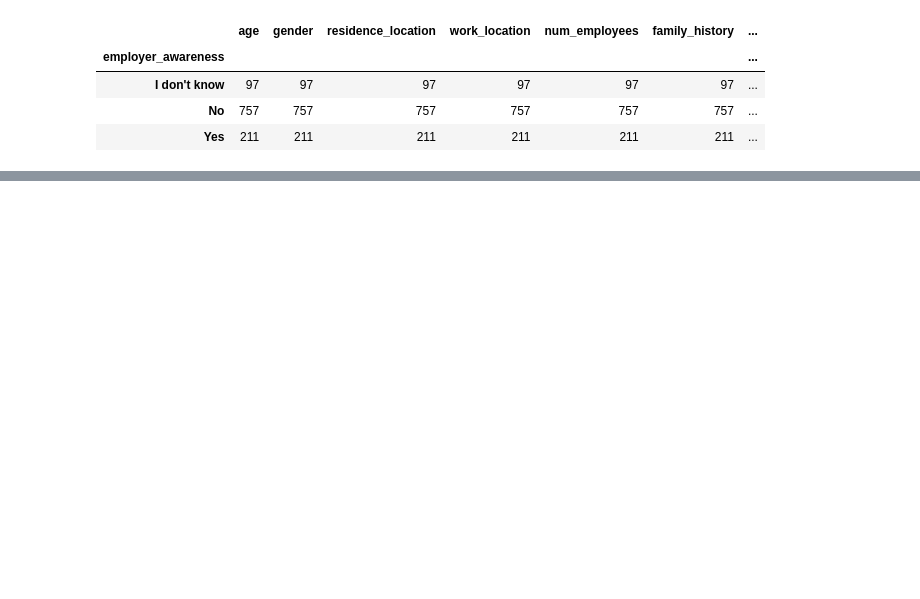
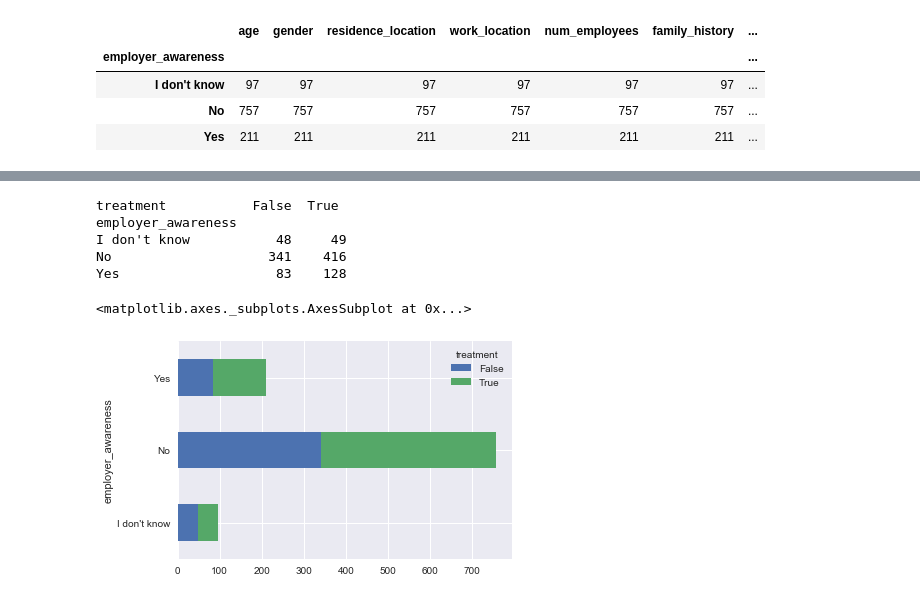
Before and after one commit to ncmatson/SMU_ML_Labs, a Jupyter notebook: Lab1+Zihao.ipynb, the cells around one changed output, grey strips where cells are left out. Drawn from its saved outputs; the diff is of its cells as text; code cells hidden in the pictures; blank space fills up the shorter version.

```diff
--- a/Lab1+Zihao.ipynb
+++ b/Lab1+Zihao.ipynb
@@ -314,0 +386,13 @@ plt.show()
+# %%
+#Employer awareness and treatment
+poc_vs_treat = pd.crosstab(df['employer_awareness'], df['treatment'])
+print (poc_vs_treat)
+poc_vs_emp.plot(kind = 'barh', stacked = True)
+# %% [output]
+treatment           False  True
+employer_awareness
+I don't know           48     49
+No                    341    416
+Yes                    83    128
+<matplotlib.axes._subplots.AxesSubplot at 0x...>
+[figure, added]
```
Also changed, not shown: parts of 14 cells of this notebook.
